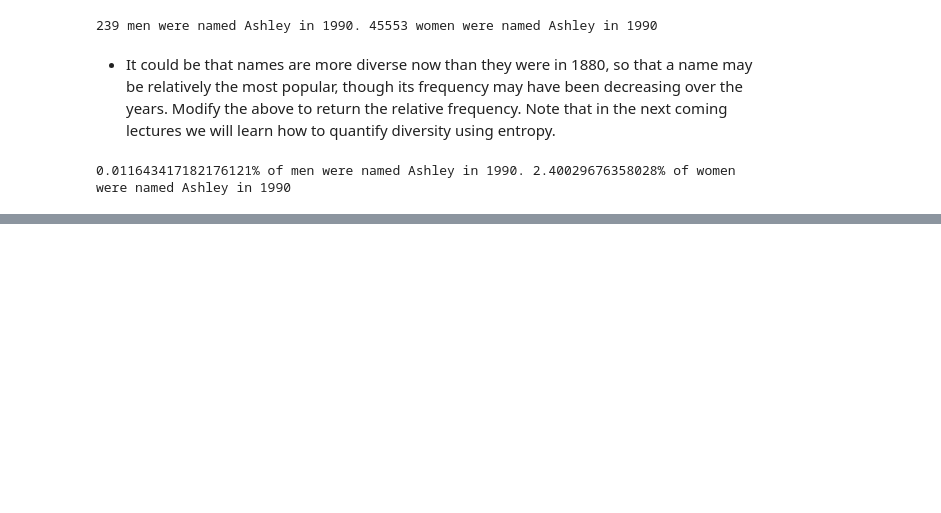
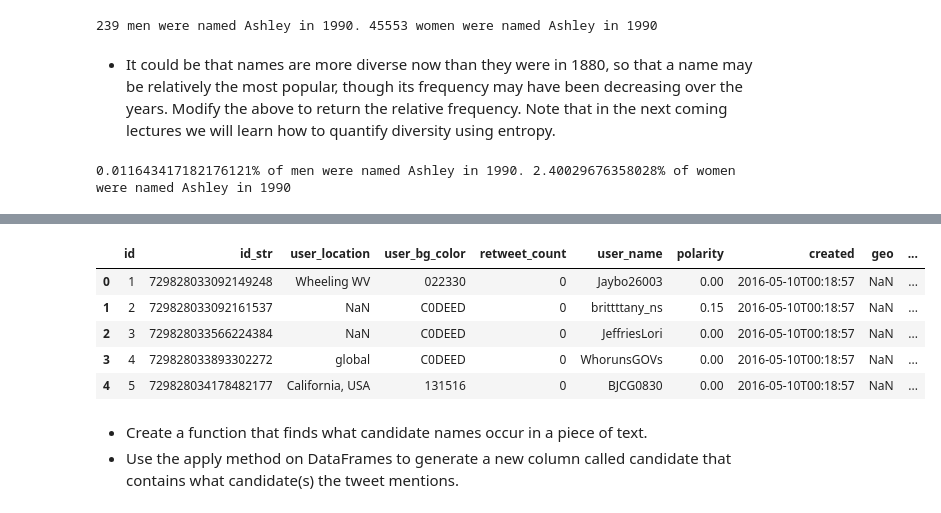
Before and after one commit to JavierPalomares90/Data_Mining_Hw1, a Jupyter notebook: Hw1b.ipynb, the cells around one changed output, grey strips where cells are left out. Saved outputs shown, nothing was run; the diff lists cells and outputs as text; code cells hidden in the pictures; blank space fills up the shorter version.

```diff
--- a/Hw1b.ipynb
+++ b/Hw1b.ipynb
@@ -301,0 +321,14 @@ print("{}% of men were named Ashley in 1990. {}% of women were named Ashley in 1
+# %%
+import pandas as pd
+tweets = pd.read_csv("tweets.csv")
+tweets.head()
+# %% [output]
+|  | id | id_str | user_location | user_bg_color | retweet_count | user_name | polarity | created | geo | ... |
+| 0 | 1 | 729828033092149248 | Wheeling WV | 022330 | 0 | Jaybo26003 | 0.00 | 2016-05-10T00:18:57 | NaN | ... |
+| 1 | 2 | 729828033092161537 | NaN | C0DEED | 0 | brittttany_ns | 0.15 | 2016-05-10T00:18:57 | NaN | ... |
+| 2 | 3 | 729828033566224384 | NaN | C0DEED | 0 | JeffriesLori | 0.00 | 2016-05-10T00:18:57 | NaN | ... |
+| 3 | 4 | 729828033893302272 | global | C0DEED | 0 | WhorunsGOVs | 0.00 | 2016-05-10T00:18:57 | NaN | ... |
+| 4 | 5 | 729828034178482177 | California, USA | 131516 | 0 | BJCG0830 | 0.00 | 2016-05-10T00:18:57 | NaN | ... |
+# %% [markdown]
+* Create a function that finds what candidate names occur in a piece of text.
+* Use the apply method on DataFrames to generate a new column called candidate that contains what candidate(s) the tweet mentions.
```
Also changed, not shown: parts of 13 cells of this notebook.
